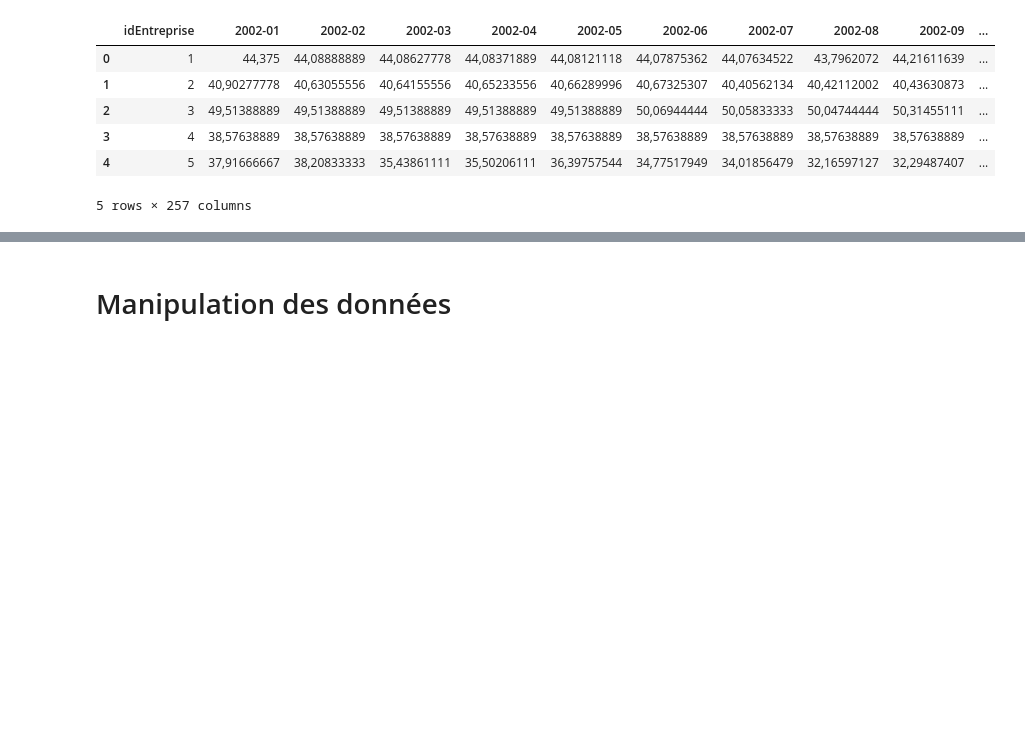
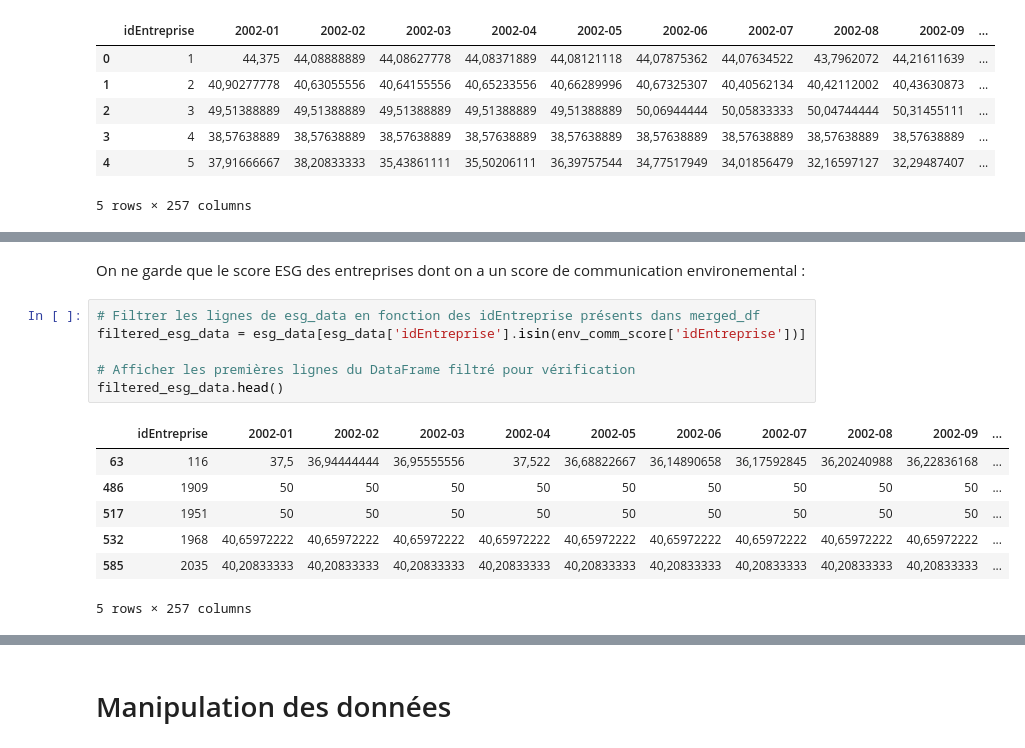
Before and after one commit to tgarnier067/Stat_app, a Jupyter notebook: Econometrie.ipynb, the cells around one changed output, grey strips where cells are left out. Cells and saved outputs as stored; diff of their text form; blank space fills up the shorter version.

```diff
--- a/Econometrie.ipynb
+++ b/Econometrie.ipynb
@@ -80,0 +100,16 @@ covalence_id_firms.head(10)
+# %% [markdown]
+On ne garde que le score ESG des entreprises dont on a un score de communication environemental :
+# %%
+# Filtrer les lignes de esg_data en fonction des idEntreprise présents dans merged_df
+filtered_esg_data = esg_data[esg_data['idEntreprise'].isin(env_comm_score['idEntreprise'])]
+
+# Afficher les premières lignes du DataFrame filtré pour vérification
+filtered_esg_data.head()
+# %% [output]
+|  | idEntreprise | 2002-01 | 2002-02 | 2002-03 | 2002-04 | 2002-05 | 2002-06 | 2002-07 | 2002-08 | 2002-09 | ... |
+| 63 | 116 | 37,5 | 36,94444444 | 36,95555556 | 37,522 | 36,68822667 | 36,14890658 | 36,17592845 | 36,20240988 | 36,22836168 | ... |
+| 486 | 1909 | 50 | 50 | 50 | 50 | 50 | 50 | 50 | 50 | 50 | ... |
+| 517 | 1951 | 50 | 50 | 50 | 50 | 50 | 50 | 50 | 50 | 50 | ... |
+| 532 | 1968 | 40,65972222 | 40,65972222 | 40,65972222 | 40,65972222 | 40,65972222 | 40,65972222 | 40,65972222 | 40,65972222 | 40,65972222 | ... |
+| 585 | 2035 | 40,20833333 | 40,20833333 | 40,20833333 | 40,20833333 | 40,20833333 | 40,20833333 | 40,20833333 | 40,20833333 | 40,20833333 | ... |
+5 rows × 257 columns
```
Also changed, not shown: parts of 12 cells of this notebook, 5 other files.
